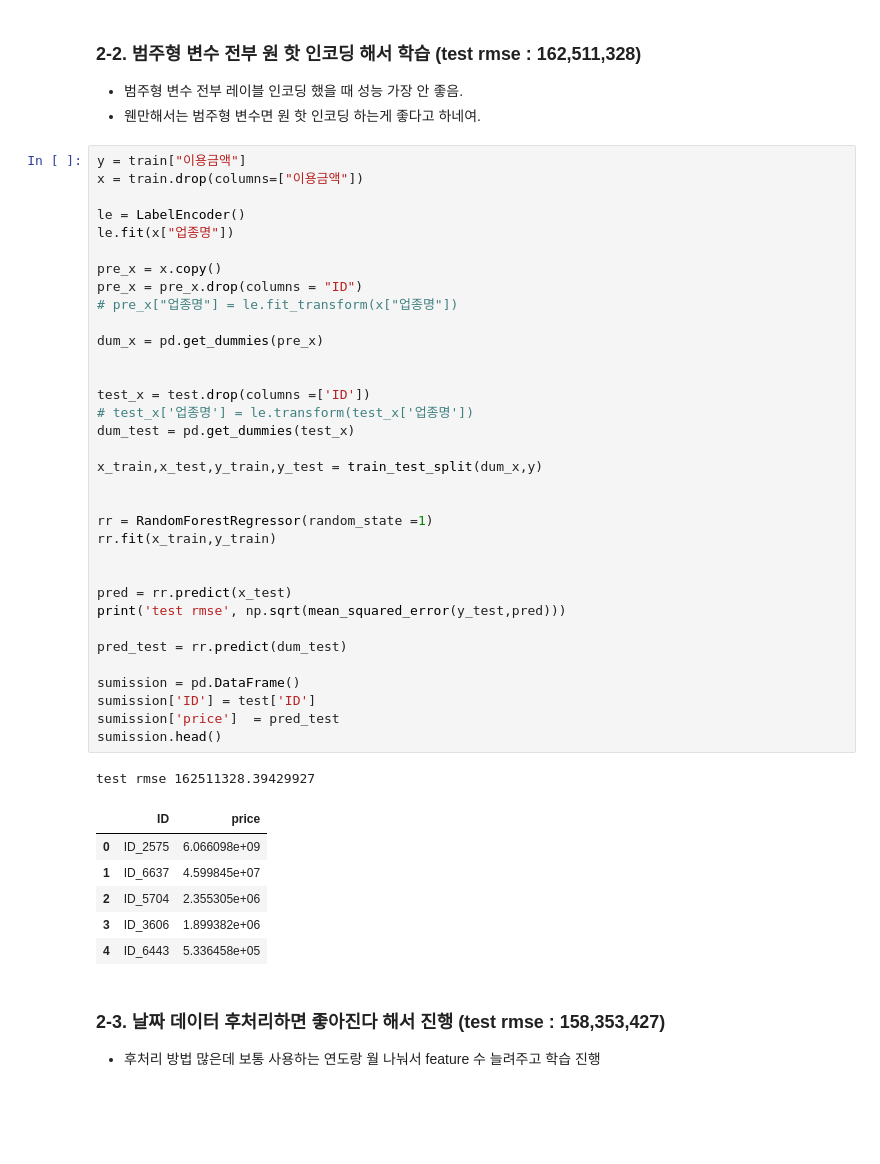
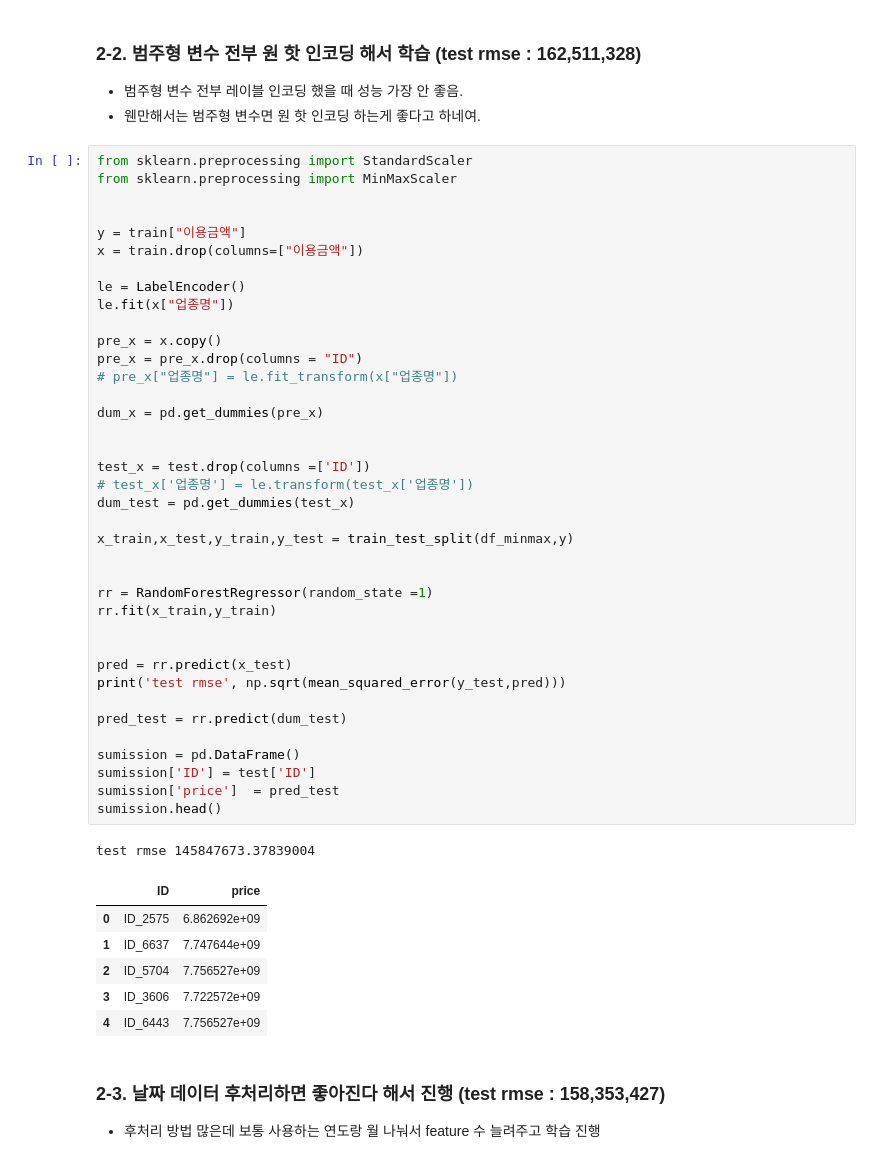
Before and after one commit to Jugahy/-, a Jupyter notebook: 기출/7회 기출 변형.ipynb, the cells around one changed output. Saved outputs shown, nothing was run; the diff lists cells and outputs as text; blank space fills up the shorter version.

```diff
--- a/기출/7회 기출 변형.ipynb
+++ b/기출/7회 기출 변형.ipynb
@@ -195,6 +205,10 @@ test rmse 175598083.86972076
 * 범주형 변수 전부 레이블 인코딩 했을 때 성능 가장 안 좋음.
 * 웬만해서는 범주형 변수면 원 핫 인코딩 하는게 좋다고 하네여.
 # %%
+from sklearn.preprocessing import StandardScaler
+from sklearn.preprocessing import MinMaxScaler
+
+
 y = train["이용금액"]
 x = train.drop(columns=["이용금액"])
 
@@ -202,40 +216,40 @@ le = LabelEncoder()
 le.fit(x["업종명"])
 
 pre_x = x.copy()
 pre_x = pre_x.drop(columns = "ID")
 # pre_x["업종명"] = le.fit_transform(x["업종명"])
 
 dum_x = pd.get_dummies(pre_x)
 
 
 test_x = test.drop(columns =['ID'])
 # test_x['업종명'] = le.transform(test_x['업종명'])
 dum_test = pd.get_dummies(test_x)
 
-x_train,x_test,y_train,y_test = train_test_split(dum_x,y)
+x_train,x_test,y_train,y_test = train_test_split(df_minmax,y)
 
 
 rr = RandomForestRegressor(random_state =1)
 rr.fit(x_train,y_train)
 
 
 pred = rr.predict(x_test)
 print('test rmse', np.sqrt(mean_squared_error(y_test,pred)))
 
 pred_test = rr.predict(dum_test)
 
 sumission = pd.DataFrame()
 sumission['ID'] = test['ID']
 sumission['price']  = pred_test
 sumission.head()
 # %% [output]
-test rmse 162511328.39429927
+test rmse 145847673.37839004
 |  | ID | price |
-| 0 | ID_2575 | 6.066098e+09 |
-| 1 | ID_6637 | 4.599845e+07 |
-| 2 | ID_5704 | 2.355305e+06 |
-| 3 | ID_3606 | 1.899382e+06 |
-| 4 | ID_6443 | 5.336458e+05 |
+| 0 | ID_2575 | 6.862692e+09 |
+| 1 | ID_6637 | 7.747644e+09 |
+| 2 | ID_5704 | 7.756527e+09 |
+| 3 | ID_3606 | 7.722572e+09 |
+| 4 | ID_6443 | 7.756527e+09 |
 # %% [markdown]
 ### 2-3. 날짜 데이터 후처리하면 좋아진다 해서 진행 (test rmse : 158,353,427)
 * 후처리 방법 많은데 보통 사용하는 연도랑 월 나눠서 feature 수 늘려주고 학습 진행
```
Also changed, not shown: parts of 11 cells of this notebook.
